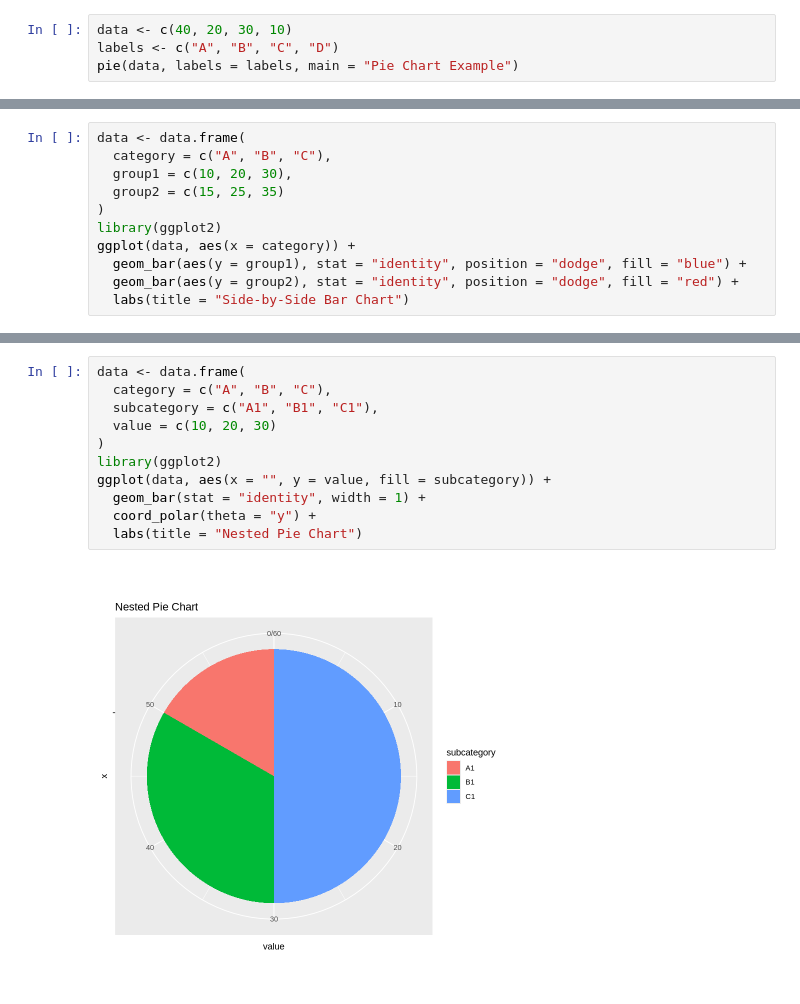
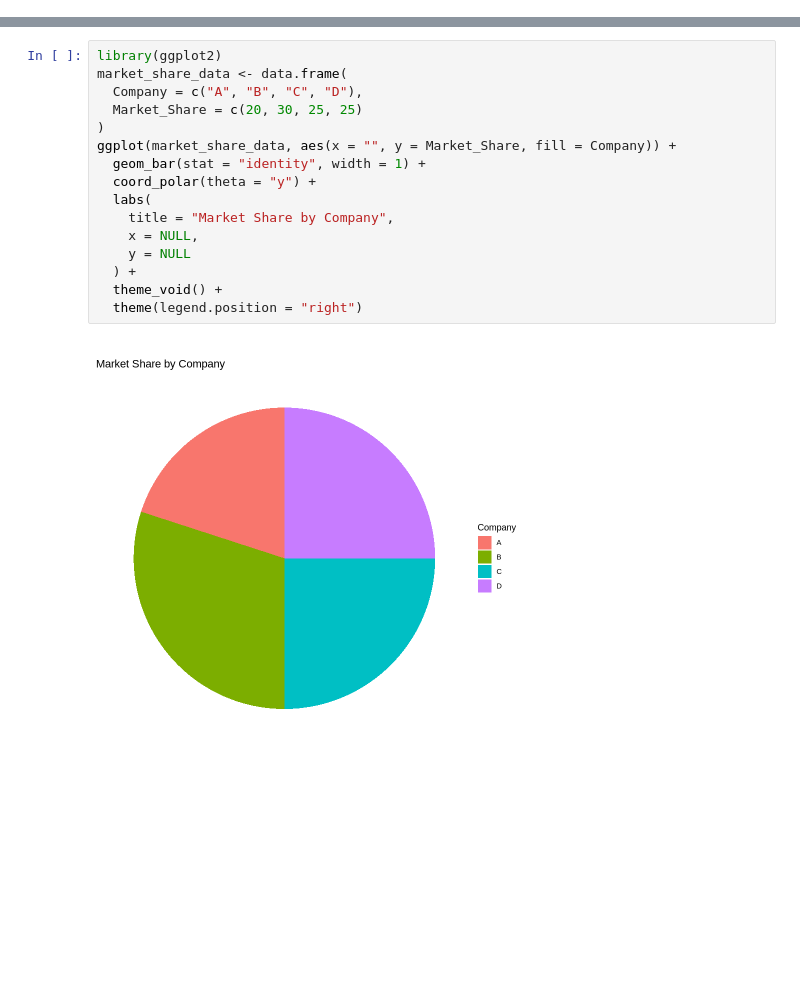
Before and after one commit to sreeruthin/DSA06-DATA-HANDLING-AND-VISUALISATION, a Jupyter notebook: Copy_of_Welcome_To_Colab.ipynb, the cells around one changed output, grey strips where cells are left out. Drawn from its saved outputs; the diff is of its cells as text; blank space fills up the shorter version.

```diff
--- a/Copy_of_Welcome_To_Colab.ipynb
+++ b/Copy_of_Welcome_To_Colab.ipynb
@@ -1,6 +1,2 @@
 # %% [markdown]
 <a href="https://colab.research.google.com/github/sreeruthin/DSA06-DATA-HANDLING-AND-VISUALISATION/blob/main/Copy_of_Welcome_To_Colab.ipynb" target="_parent"><img src="https://colab.research.google.com/assets/colab-badge.svg" alt="Open In Colab"/></a>
-# %%
-data <- c(40, 20, 30, 10)
-labels <- c("A", "B", "C", "D")
-pie(data, labels = labels, main = "Pie Chart Example")
@@ -9,11 +2,0 @@ pie(data, labels = labels, main = "Pie Chart Example")
-# %%
-data <- data.frame(
-  category = c("A", "B", "C"),
-  group1 = c(10, 20, 30),
-  group2 = c(15, 25, 35)
-)
-library(ggplot2)
-ggplot(data, aes(x = category)) +
-  geom_bar(aes(y = group1), stat = "identity", position = "dodge", fill = "blue") +
-  geom_bar(aes(y = group2), stat = "identity", position = "dodge", fill = "red") +
-  labs(title = "Side-by-Side Bar Chart")
@@ -22,13 +71,18 @@ ggplot(data, aes(x = category)) +
 # %%
-data <- data.frame(
-  category = c("A", "B", "C"),
-  subcategory = c("A1", "B1", "C1"),
-  value = c(10, 20, 30)
+library(ggplot2)
+market_share_data <- data.frame(
+  Company = c("A", "B", "C", "D"),
+  Market_Share = c(20, 30, 25, 25)
 )
-library(ggplot2)
-ggplot(data, aes(x = "", y = value, fill = subcategory)) +
+ggplot(market_share_data, aes(x = "", y = Market_Share, fill = Company)) +
   geom_bar(stat = "identity", width = 1) +
   coord_polar(theta = "y") +
-  labs(title = "Nested Pie Chart")
+  labs(
+    title = "Market Share by Company",
+    x = NULL,
+    y = NULL
+  ) +
+  theme_void() +
+  theme(legend.position = "right")
 # %% [output]
-[figure, old version]
+[figure, new version]
```
Also changed, not shown: parts of 12 cells of this notebook.
